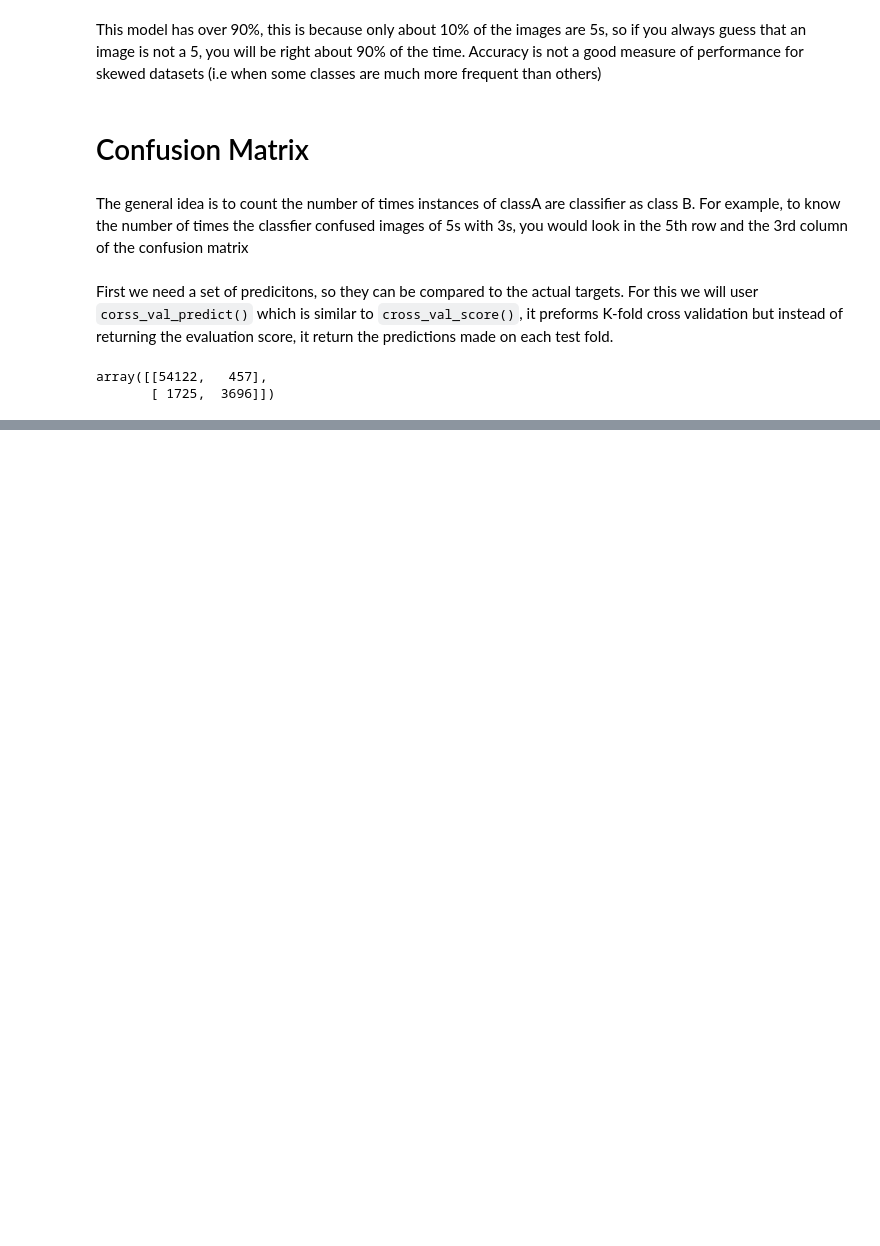
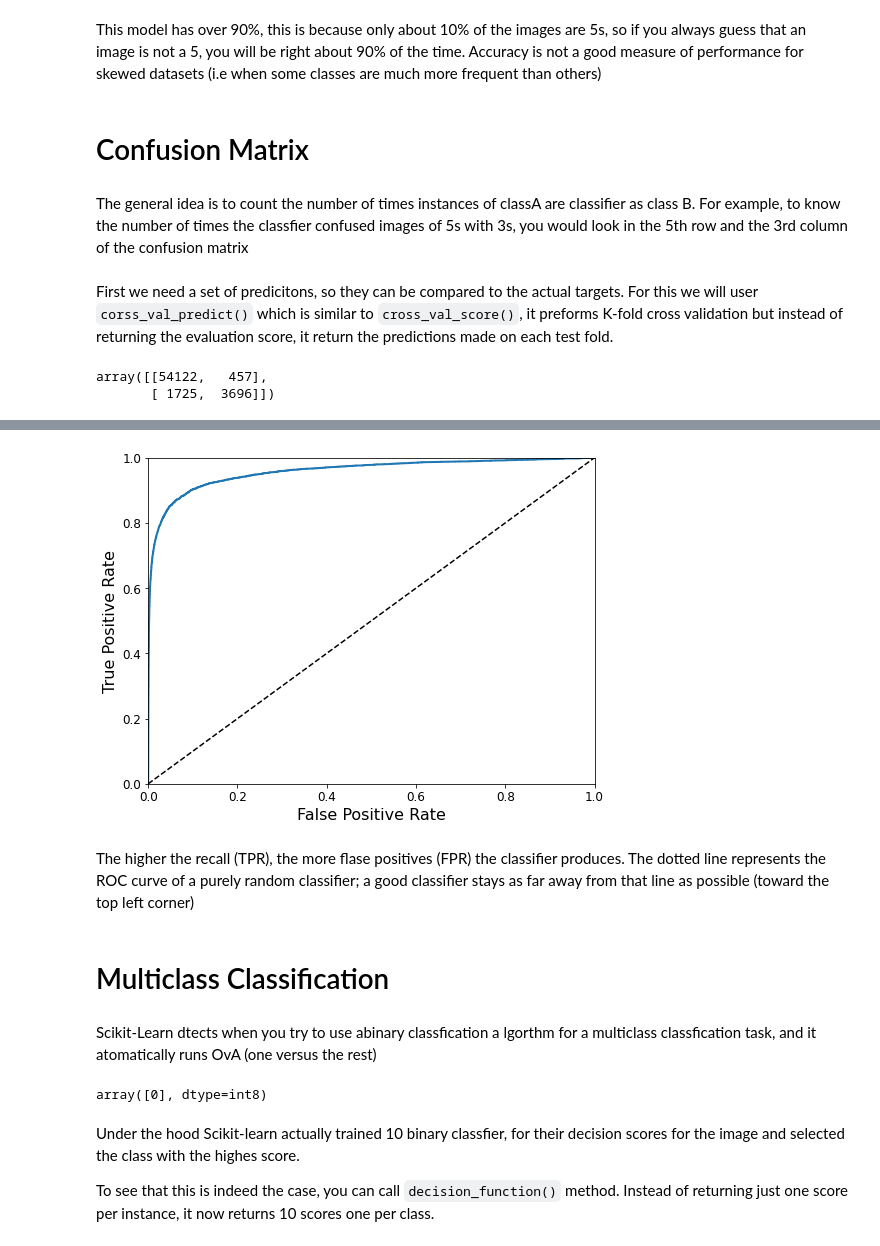
Before and after one commit to knarfamlap/Machine-Learning-Examples, a Jupyter notebook: mnist/main.ipynb, the cells around one changed output, grey strips where cells are left out. Drawn from its saved outputs; the diff is of its cells as text; code cells hidden in the pictures; blank space fills up the shorter version.

```diff
--- a/mnist/main.ipynb
+++ b/mnist/main.ipynb
@@ -182,0 +229,35 @@ array([[54122,   457],
+# %%
+y_scores = cross_val_predict(sgd_clf, X_train, y_train_5, cv=3,
+                             method="decision_function")
+# %%
+from sklearn.metrics import roc_curve
+
+fpr, tpr, threshholds = roc_curve(y_train_5, y_scores)
+# %%
+def plot_roc_curve(fpr, tpr, label=None):
+    plt.plot(fpr, tpr, linewidth=2, label=label)
+    plt.plot([0, 1], [0, 1], 'k--')
+    plt.axis([0, 1, 0, 1])
+    plt.xlabel('False Positive Rate', fontsize=16)
+    plt.ylabel('True Positive Rate', fontsize=16)
+
+plt.figure(figsize=(8, 6))
+plot_roc_curve(fpr, tpr)
+plt.show()
+# %% [output]
+[figure, added]
+# %% [markdown]
+The higher the recall (TPR), the more flase positives (FPR) the classifier produces. The dotted line represents the ROC curve of a purely random classifier; a good classifier stays as far away from that line as possible (toward the top left corner)
+# %% [markdown]
+# Multiclass Classification
+# %% [markdown]
+Scikit-Learn dtects when you try to use abinary classfication a lgorthm for a multiclass classfication task, and it atomatically runs OvA (one versus the rest)
+# %%
+sgd_clf.fit(X_train, y_train)
+sgd_clf.predict([some_digit])
+# %% [output]
+array([0], dtype=int8)
+# %% [markdown]
+Under the hood Scikit-learn actually trained 10 binary classfier, for their decision scores for the image and selected the class with the highes score.
+
+To see that this is indeed the case, you can call `decision_function()` method. Instead of returning just one score per instance, it now returns 10 scores one per class.
```
Also changed, not shown: parts of 33 cells of this notebook.
